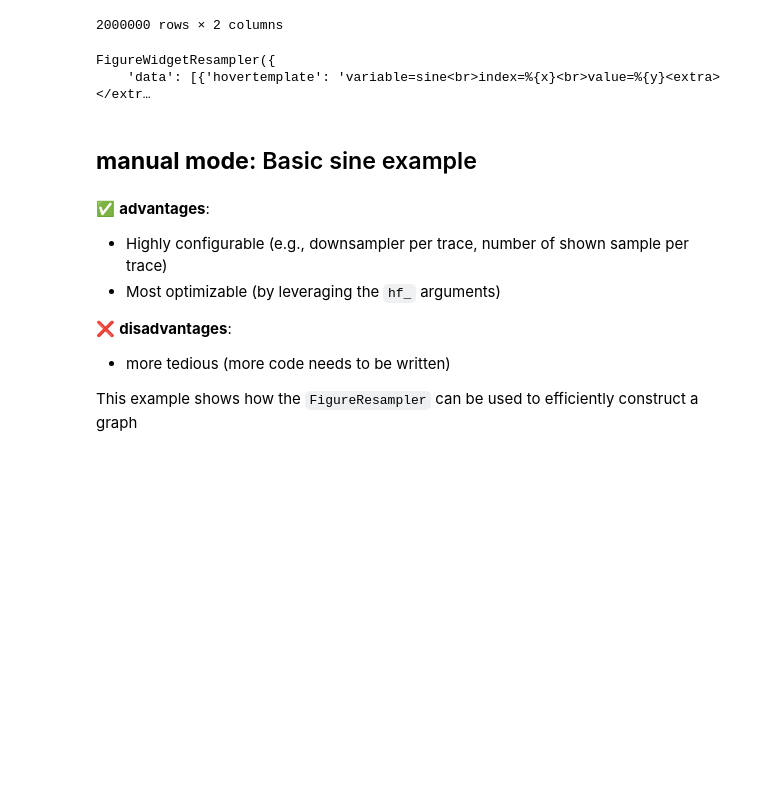
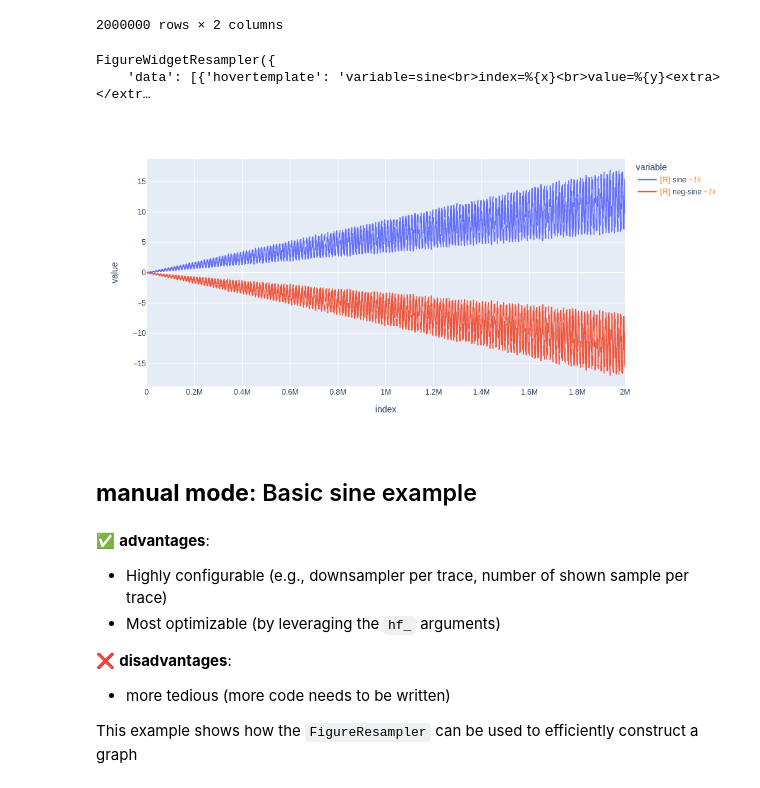
Before and after one commit to predict-idlab/plotly-resampler, a Jupyter notebook: examples/basic_example.ipynb, the cells around one changed output. Saved outputs shown, nothing was run; the diff lists cells and outputs as text; code cells hidden in the pictures; blank space fills up the shorter version.

```diff
--- a/examples/basic_example.ipynb
+++ b/examples/basic_example.ipynb
@@ -104,3 +103,11 @@ unregister_plotly_resampler()
+# %%
+if USE_PNG:
+    fig = df.plot(backend="plotly")
+    unregister_plotly_resampler()
+    go.Figure(fig).show(renderer="png", width=1000, height=500)
+unregister_plotly_resampler()
+# %% [output]
+[figure, added]
 # %% [markdown]
 ## **manual mode**: Basic sine example
 # %% [markdown]
```
Also changed, not shown: parts of 13 cells of this notebook.
